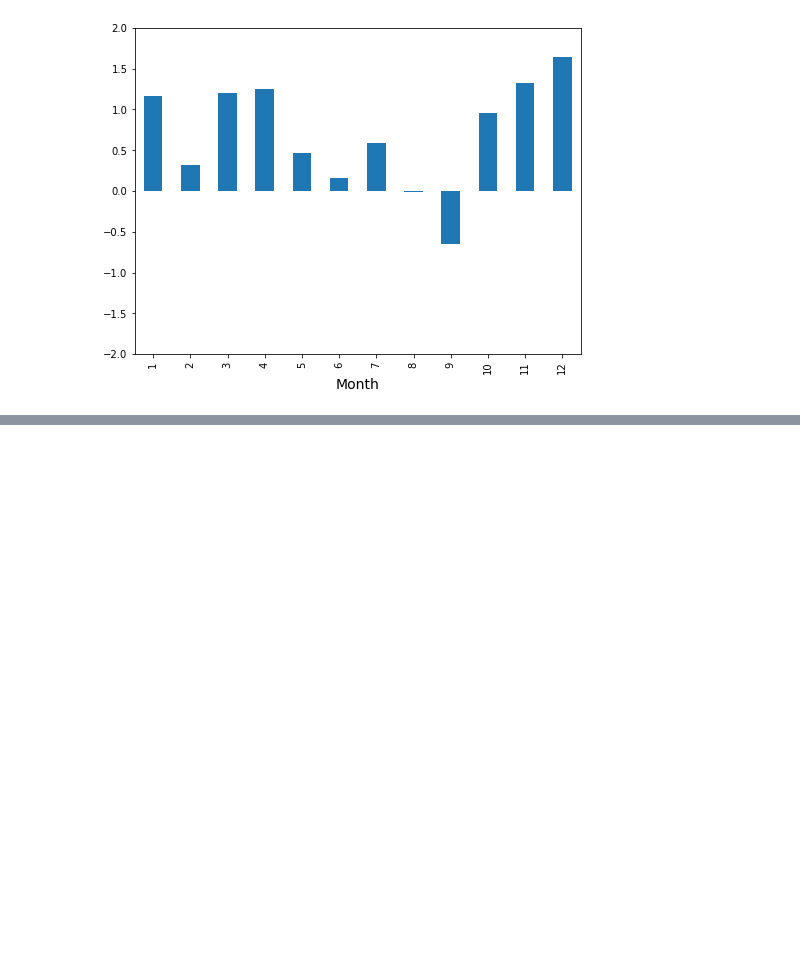
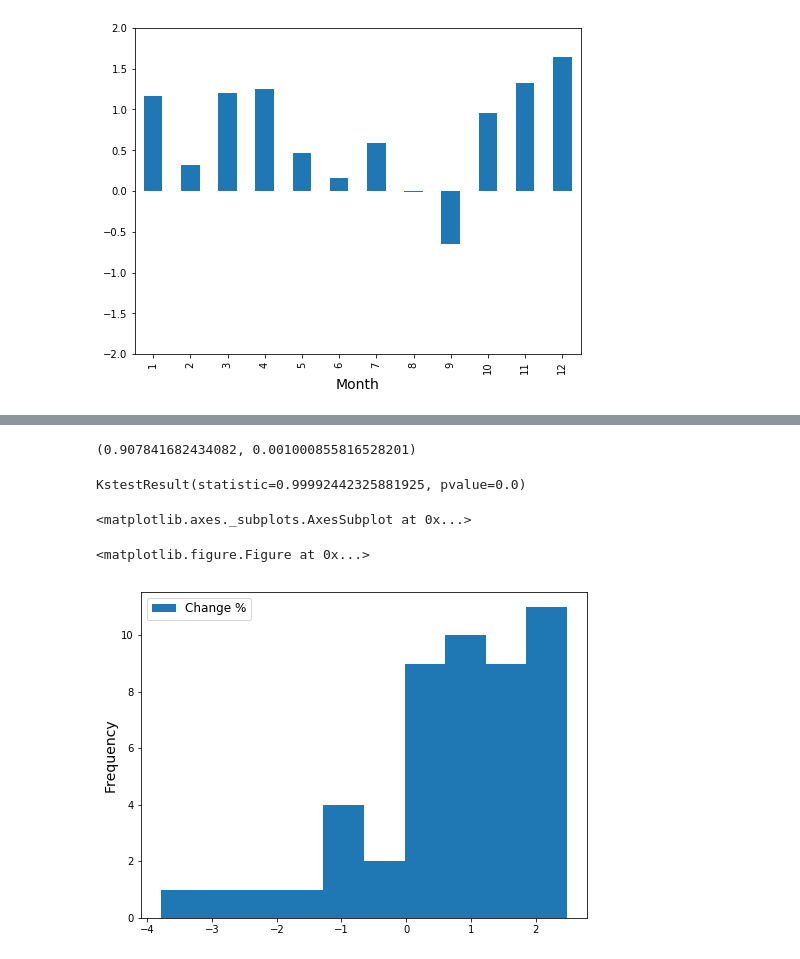
Before and after one commit to chuvmai/pandas, a Jupyter notebook: 04_sp_index/sp_500_index.ipynb, the cells around one changed output, grey strips where cells are left out. Drawn from its saved outputs; the diff is of its cells as text; code cells hidden in the pictures; blank space fills up the shorter version.

```diff
--- a/04_sp_index/sp_500_index.ipynb
+++ b/04_sp_index/sp_500_index.ipynb
@@ -347,0 +401,15 @@ The most important decisions to make are when to buy and sell? This figure doesn
+# %%
+stats.shapiro(data.groupby(by = data.index.year).mean()[['Change %']])
+# %% [output]
+(0.907841682434082, 0.001000855816528201)
+# %%
+stats.kstest(data.groupby(by = data.index.year).mean()[['Change %']],'norm')
+# %% [output]
+KstestResult(statistic=0.99992442325881925, pvalue=0.0)
+# %%
+plt.figure()
+data.groupby(by = data.index.year).mean()[['Change %']].plot.hist()
+# %% [output]
+<matplotlib.axes._subplots.AxesSubplot at 0x...>
+<matplotlib.figure.Figure at 0x...>
+[figure, added]
```
Also changed, not shown: parts of 16 cells of this notebook.
